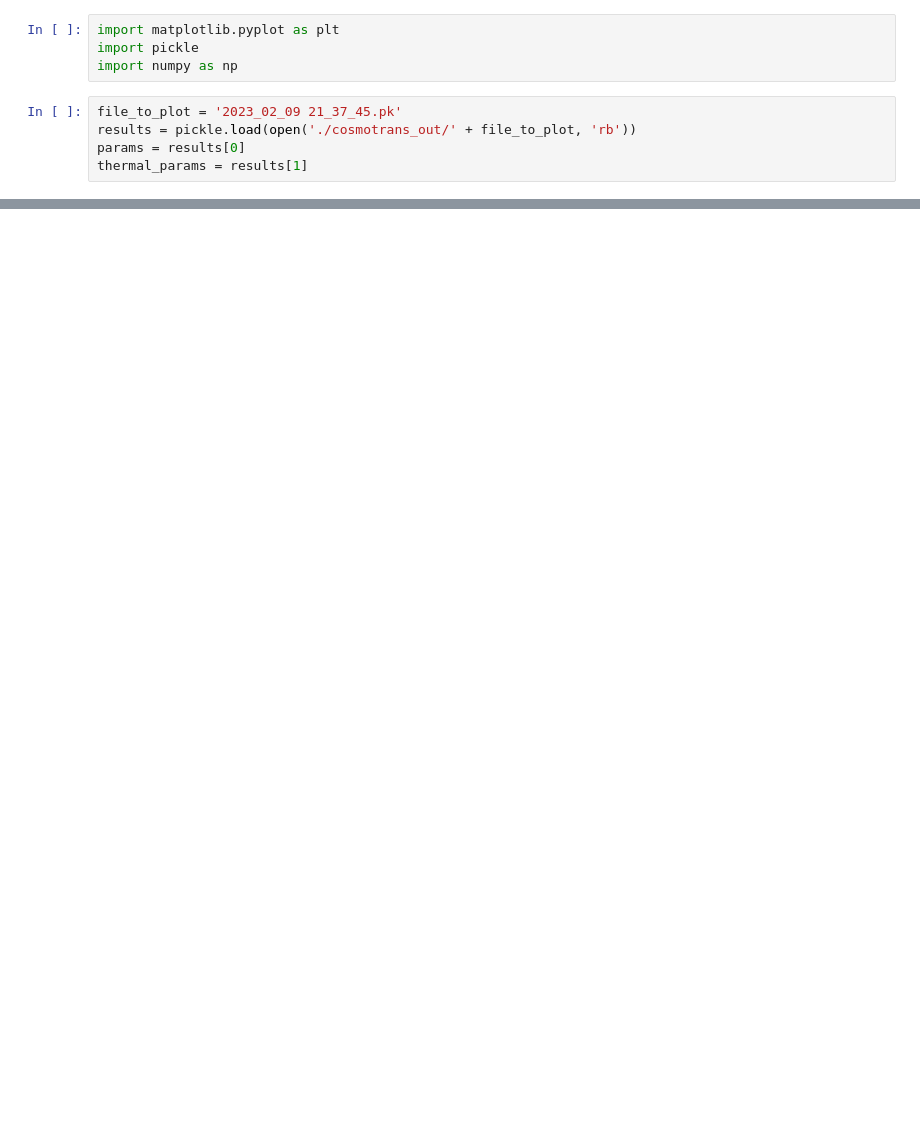
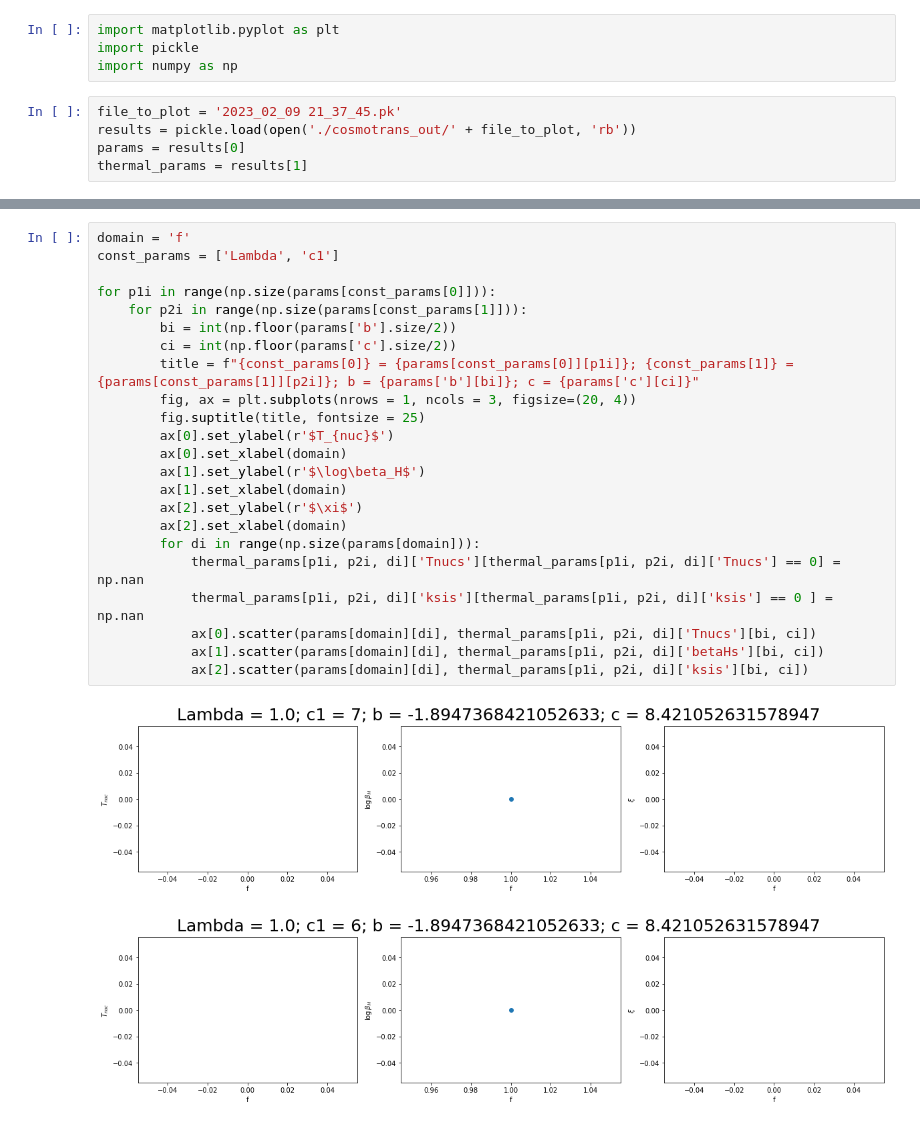
Before and after one commit to Chri3448/GWfFOPT, a Jupyter notebook: plot_output.ipynb, the cells around one changed output, grey strips where cells are left out. Cells and saved outputs as stored; diff of their text form; blank space fills up the shorter version.

Commit message:
can now plot single falue func of Lambda, c1, or f

```diff
--- a/plot_output.ipynb
+++ b/plot_output.ipynb
@@ -42,0 +46,26 @@ for Lami in range(np.size(thermal_params, axis=0)):
+# %%
+domain = 'f'
+const_params = ['Lambda', 'c1']
+
+for p1i in range(np.size(params[const_params[0]])):
+    for p2i in range(np.size(params[const_params[1]])):
+        bi = int(np.floor(params['b'].size/2))
+        ci = int(np.floor(params['c'].size/2))
+        title = f"{const_params[0]} = {params[const_params[0]][p1i]}; {const_params[1]} = {params[const_params[1]][p2i]}; b = {params['b'][bi]}; c = {params['c'][ci]}"
+        fig, ax = plt.subplots(nrows = 1, ncols = 3, figsize=(20, 4))
+        fig.suptitle(title, fontsize = 25)
+        ax[0].set_ylabel(r'$T_{nuc}$')
+        ax[0].set_xlabel(domain)
+        ax[1].set_ylabel(r'$\log\beta_H$')
+        ax[1].set_xlabel(domain)
+        ax[2].set_ylabel(r'$\xi$')
+        ax[2].set_xlabel(domain)
+        for di in range(np.size(params[domain])):
+            thermal_params[p1i, p2i, di]['Tnucs'][thermal_params[p1i, p2i, di]['Tnucs'] == 0] = np.nan
+            thermal_params[p1i, p2i, di]['ksis'][thermal_params[p1i, p2i, di]['ksis'] == 0 ] = np.nan
+            ax[0].scatter(params[domain][di], thermal_params[p1i, p2i, di]['Tnucs'][bi, ci])
+            ax[1].scatter(params[domain][di], thermal_params[p1i, p2i, di]['betaHs'][bi, ci])
+            ax[2].scatter(params[domain][di], thermal_params[p1i, p2i, di]['ksis'][bi, ci])
+# %% [output]
+[figure, added]
+[figure, added]
```
Also changed, not shown: parts of 1 cell of this notebook.
